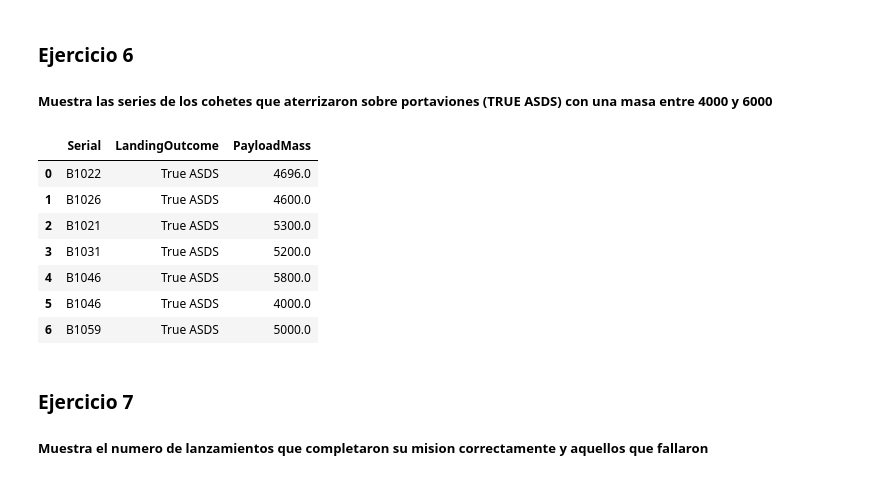
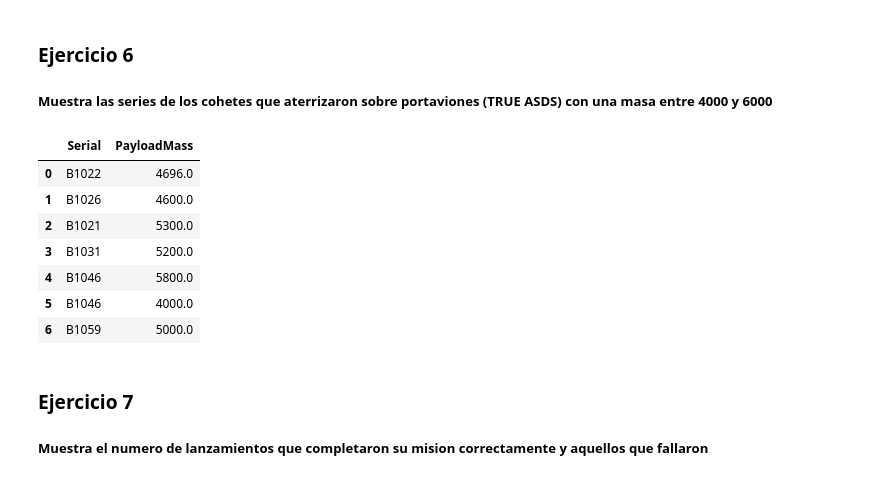
Before and after one commit to cristinaescriche/Curso-de-Cloud, a Jupyter notebook: Día 05/SpaceX - 3 -EDA Using SQL.ipynb, the cells around one changed output. Saved outputs shown, nothing was run; the diff lists cells and outputs as text; code cells hidden in the pictures.

```diff
--- a/Día 05/SpaceX - 3 -EDA Using SQL.ipynb
+++ b/Día 05/SpaceX - 3 -EDA Using SQL.ipynb
@@ -146,20 +143,20 @@ df
 
 ##### Muestra las series de los cohetes que aterrizaron sobre portaviones (TRUE ASDS) con una masa entre 4000 y 6000
 # %%
-query = """select Serial, LandingOutcome, PayloadMass from SPACEXTBL
+query = """select Serial, PayloadMass from SPACEXTBL
 WHERE LandingOutcome = 'TRUE ASDS'
 AND PayloadMass BETWEEN 4000 AND 6000 ;"""
 df  = pd.read_sql(query, con = engine )
 df
 # %% [output]
-|  | Serial | LandingOutcome | PayloadMass |
-| 0 | B1022 | True ASDS | 4696.0 |
-| 1 | B1026 | True ASDS | 4600.0 |
-| 2 | B1021 | True ASDS | 5300.0 |
-| 3 | B1031 | True ASDS | 5200.0 |
-| 4 | B1046 | True ASDS | 5800.0 |
-| 5 | B1046 | True ASDS | 4000.0 |
-| 6 | B1059 | True ASDS | 5000.0 |
+|  | Serial | PayloadMass |
+| 0 | B1022 | 4696.0 |
+| 1 | B1026 | 4600.0 |
+| 2 | B1021 | 5300.0 |
+| 3 | B1031 | 5200.0 |
+| 4 | B1046 | 5800.0 |
+| 5 | B1046 | 4000.0 |
+| 6 | B1059 | 5000.0 |
 # %% [markdown]
 ### Ejercicio 7
 
```
Also changed, not shown: parts of 3 cells of this notebook.
